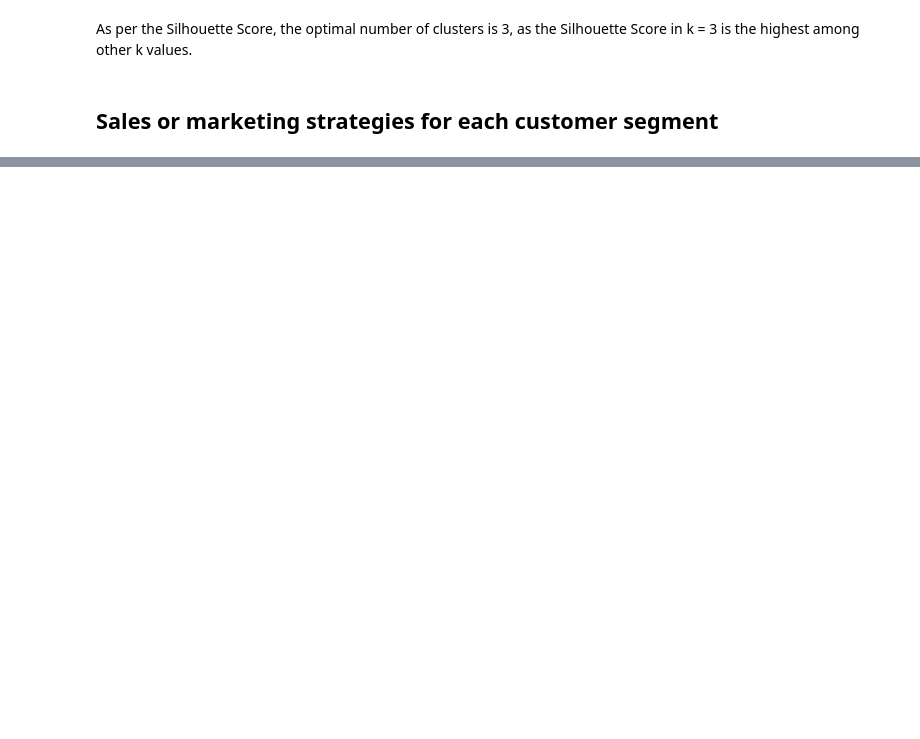
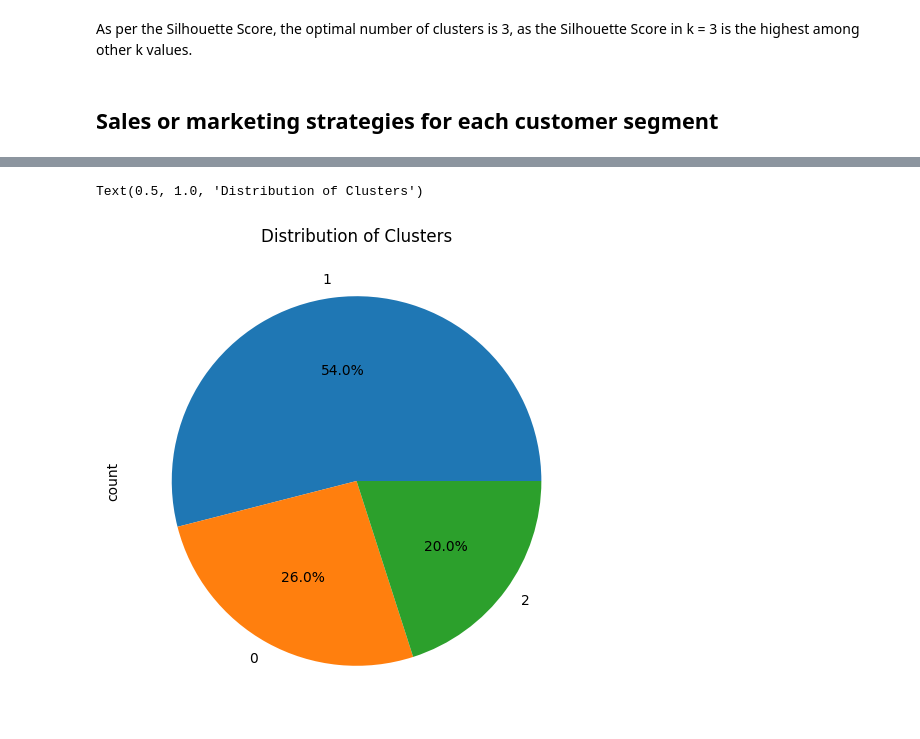
Before and after one commit to bkty1122/bkty1122, a Jupyter notebook: master-school-project/COM6101-Ass-1/Q2_p233340.ipynb, the cells around one changed output, grey strips where cells are left out. Saved outputs shown, nothing was run; the diff lists cells and outputs as text; code cells hidden in the pictures; blank space fills up the shorter version.

```diff
--- a/master-school-project/COM6101-Ass-1/Q2_p233340.ipynb
+++ b/master-school-project/COM6101-Ass-1/Q2_p233340.ipynb
@@ -390,0 +413,8 @@ Here are the characteristics of each customer segment:
+# %%
+# distribution of clusters in %, visualize with pie chart
+plt.figure(figsize=(10, 6))
+df_3['Cluster'].value_counts().plot.pie(autopct='%1.1f%%')
+plt.title('Distribution of Clusters')
+# %% [output]
+Text(0.5, 1.0, 'Distribution of Clusters')
+[figure, added]
```
Also changed, not shown: parts of 11 cells of this notebook.
